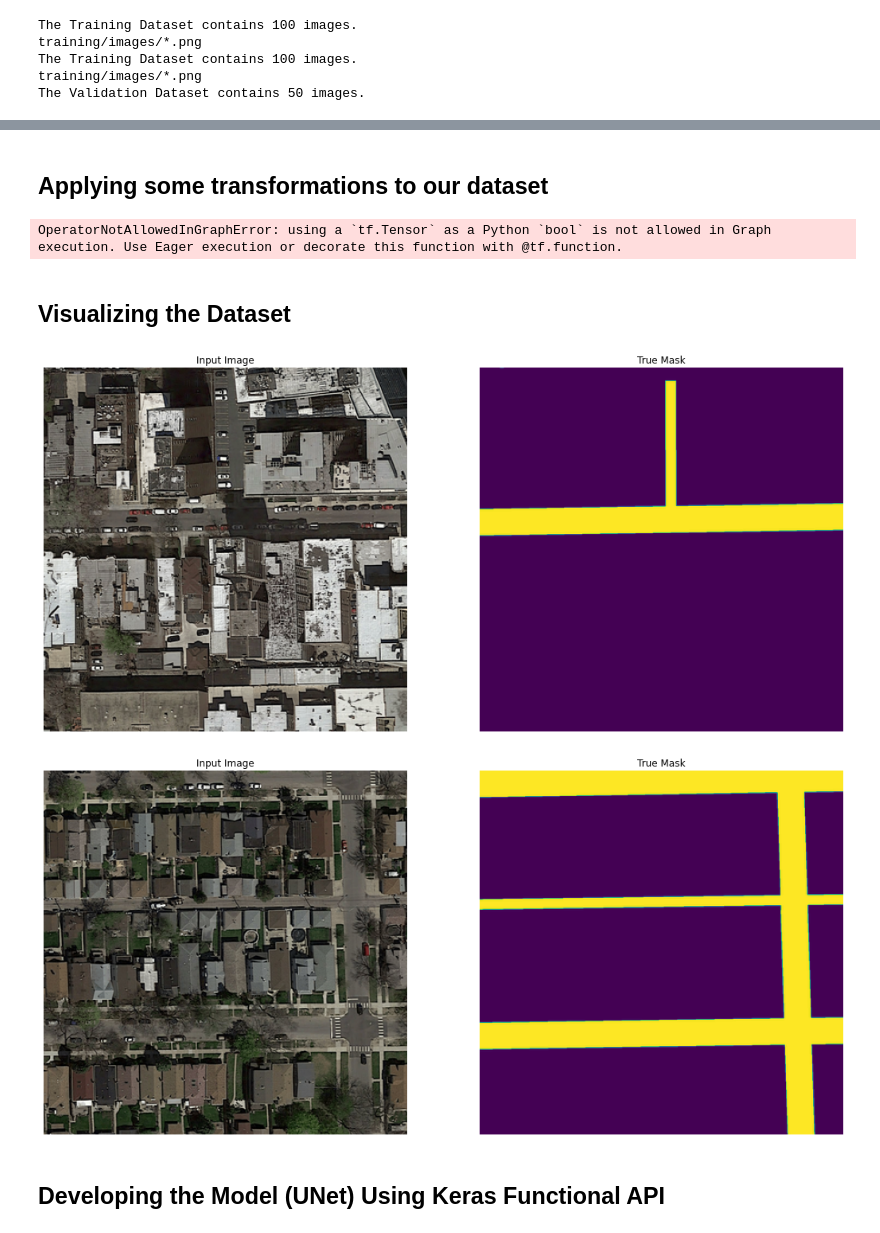
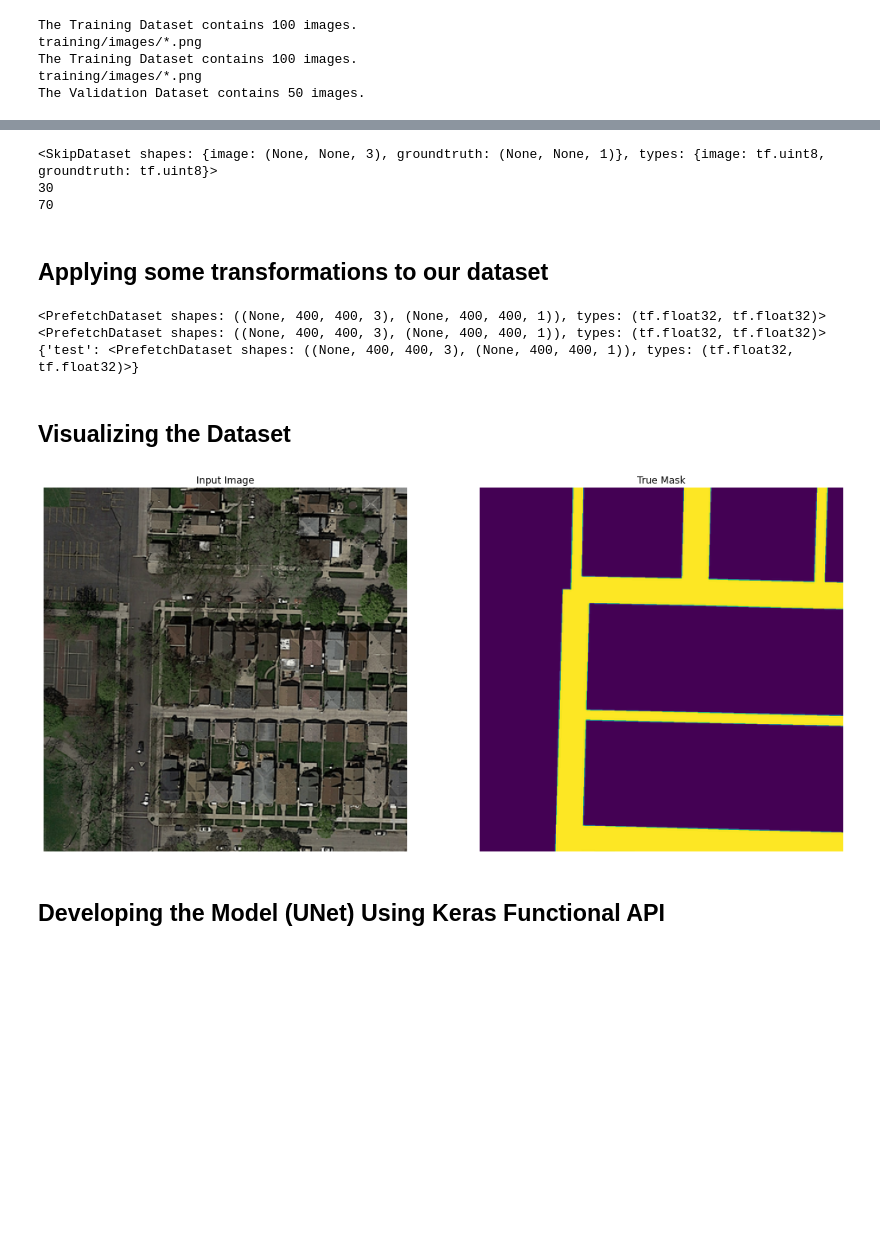
Before and after one commit to CS-433/Road_Segmentation, a Jupyter notebook: 79ca5c85-0d00-45fd-81e9-aa787898ebf5_epfml-segmentation/U_NET.ipynb, the cells around one changed output, grey strips where cells are left out. Drawn from its saved outputs; the diff is of its cells as text; code cells hidden in the pictures; blank space fills up the shorter version.

```diff
--- a/79ca5c85-0d00-45fd-81e9-aa787898ebf5_epfml-segmentation/U_NET.ipynb
+++ b/79ca5c85-0d00-45fd-81e9-aa787898ebf5_epfml-segmentation/U_NET.ipynb
@@ -95,13 +94,23 @@ To enable them in other operations, rebuild TensorFlow with the appropriate comp
+# %%
+# Division en train et val
+train = train_dataset.take(70)
+val = train_dataset.skip(70)
+print(val)
+print(len(val))
+print(len(train))
+# %% [output]
+<SkipDataset shapes: {image: (None, None, 3), groundtruth: (None, None, 1)}, types: {image: tf.uint8, groundtruth: tf.uint8}>
+30
+70
 # %% [markdown]
 ## Applying some transformations to our dataset
 # %%
 from helper_unet import load_image_test, load_image_train
 
 BATCH_SIZE = 32
-
 BUFFER_SIZE = 1000
 
-dataset = {"train": train_dataset, "val": val_dataset}
+dataset = {"train": train, "val": val}  # 1 dictionnaire avec 1 partie train, une partie validation pour le model.fit
 
 # -- Train Dataset --#
 dataset['train'] = dataset['train'].map(load_image_train, num_parallel_calls=tf.data.experimental.AUTOTUNE)
@@ -111,26 +120,38 @@ dataset['train'] = dataset['train'].batch(BATCH_SIZE)
 dataset['train'] = dataset['train'].prefetch(buffer_size=AUTOTUNE)
 
 #-- Validation Dataset --#
-dataset['val'] = dataset['val'].map(load_image_test)
+dataset['val'] = dataset['val'].map(load_image_train)
 dataset['val'] = dataset['val'].repeat()
 dataset['val'] = dataset['val'].batch(BATCH_SIZE)
 dataset['val'] = dataset['val'].prefetch(buffer_size=AUTOTUNE)
 
 print(dataset['train'])
 print(dataset['val'])
+
+
+#-- Test Dataset --#
+dataset_test = {"test": test_dataset}
+
+dataset_test['test'] = dataset_test['test'].map(load_image_train, num_parallel_calls=tf.data.experimental.AUTOTUNE)
+dataset_test['test'] = dataset_test['test'].shuffle(buffer_size=BUFFER_SIZE, seed=SEED)
+dataset_test['test'] = dataset_test['test'].repeat()
+dataset_test['test'] = dataset_test['test'].batch(BATCH_SIZE)
+dataset_test['test'] = dataset_test['test'].prefetch(buffer_size=AUTOTUNE)
+print(dataset_test)
 # %% [output]
-OperatorNotAllowedInGraphError: using a `tf.Tensor` as a Python `bool` is not allowed in Graph execution. Use Eager execution or decorate this function with @tf.function.
+<PrefetchDataset shapes: ((None, 400, 400, 3), (None, 400, 400, 1)), types: (tf.float32, tf.float32)>
+<PrefetchDataset shapes: ((None, 400, 400, 3), (None, 400, 400, 1)), types: (tf.float32, tf.float32)>
+{'test': <PrefetchDataset shapes: ((None, 400, 400, 3), (None, 400, 400, 1)), types: (tf.float32, tf.float32)>}
 # %% [markdown]
 ##  Visualizing the Dataset
 # %%
 from helper_unet import display_sample
 
-for image, mask in dataset['train'].take(2):
+for image, mask in dataset['train'].take(1):
     sample_image, sample_mask = image, mask
     display_sample([sample_image[0], sample_mask[0]])
 # %% [output]
-[figure, old version]
+[figure, new version]
-[figure, removed]
 # %% [markdown]
 ## Developing the Model (UNet) Using Keras Functional API
 # %%
```
Also changed, not shown: parts of 6 cells of this notebook, 1 other file.
